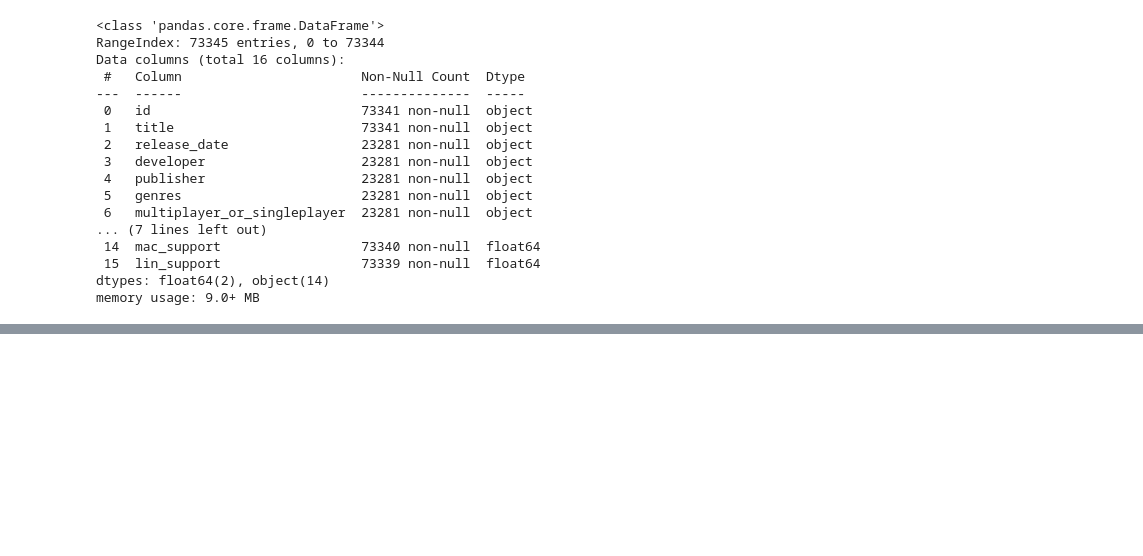
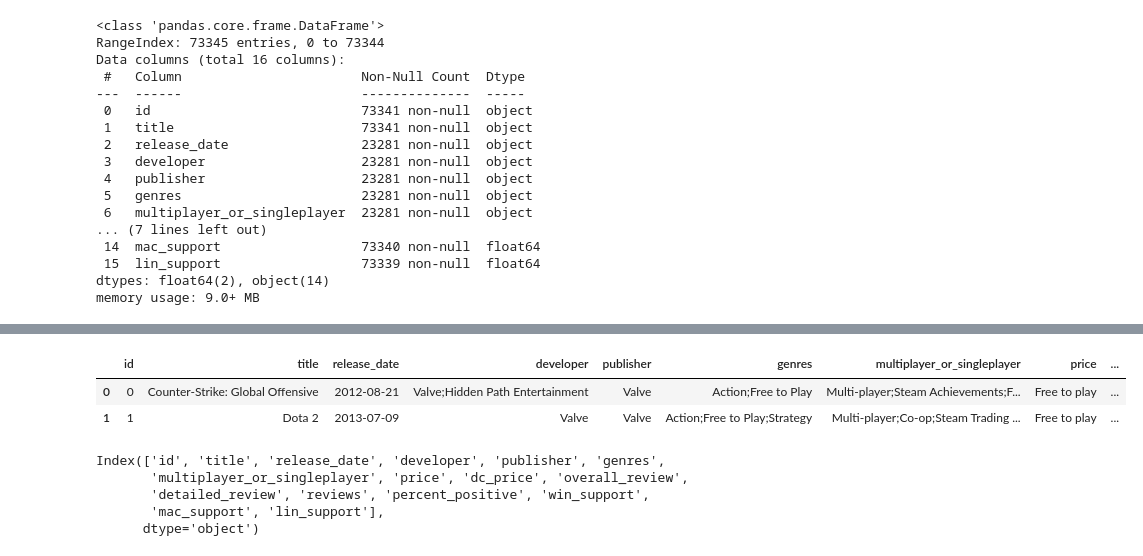
Before and after one commit to JacoboFdez/PROJECTO, a Jupyter notebook: CSV´s.ipynb, the cells around one changed output, grey strips where cells are left out. Drawn from its saved outputs; the diff is of its cells as text; code cells hidden in the pictures; blank space fills up the shorter version.

```diff
--- a/CSV´s.ipynb
+++ b/CSV´s.ipynb
@@ -12,7 +12,7 @@ warnings.filterwarnings('ignore')
 # %%
 df_hours = pd.read_csv("data/Book1.csv")
 df_title = pd.read_csv("data/games_steam.csv")
-df_release = pd.read_csv("data/games_data.csv", encoding= 'unicode_escape')
+df_developer = pd.read_csv("data/games_data.csv", encoding= 'unicode_escape')
 # %% [markdown]
 # EMPEZAMOS A TRABAJAR CON EL CSV DE HORAS Y PLAYERS,de aqui sacarémos los top 10 videojuegos jugados en referencia a horas y nº de Players
 # %%
@@ -348,0 +410,14 @@ plt.title('Top 10 Games by Rating',fontsize=18)
+# %%
+df_developer.head(2)
+# %% [output]
+|  | id | title | release_date | developer | publisher | genres | multiplayer_or_singleplayer | price | ... |
+| 0 | 0 | Counter-Strike: Global Offensive | 2012-08-21 | Valve;Hidden Path Entertainment | Valve | Action;Free to Play | Multi-player;Steam Achievements;F... | Free to play | ... |
+| 1 | 1 | Dota 2 | 2013-07-09 | Valve | Valve | Action;Free to Play;Strategy | Multi-player;Co-op;Steam Trading ... | Free to play | ... |
+# %%
+df_developer.columns
+# %% [output]
+Index(['id', 'title', 'release_date', 'developer', 'publisher', 'genres',
+       'multiplayer_or_singleplayer', 'price', 'dc_price', 'overall_review',
+       'detailed_review', 'reviews', 'percent_positive', 'win_support',
+       'mac_support', 'lin_support'],
+      dtype='object')
```
Also changed, not shown: parts of 34 cells of this notebook, 1 other file.
